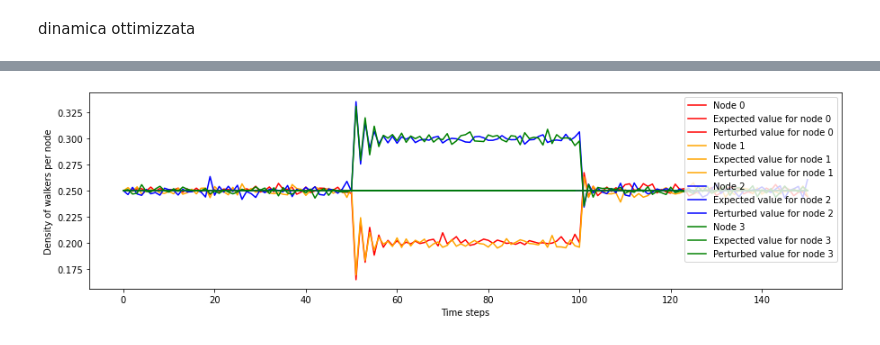
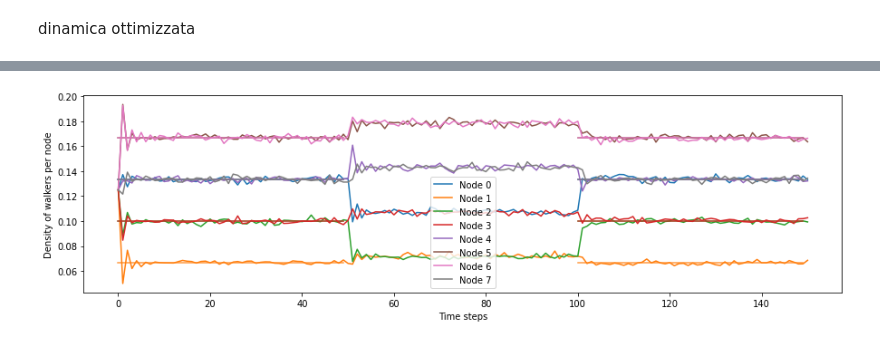
Before and after one commit to Ferri-00/Esame-Complessi, a Jupyter notebook: Metropolis_trials.ipynb, the cells around one changed output, grey strips where cells are left out. Drawn from its saved outputs; the diff is of its cells as text; code cells hidden in the pictures.

```diff
--- a/Metropolis_trials.ipynb
+++ b/Metropolis_trials.ipynb
@@ -22,8 +20,12 @@ import matplotlib.pyplot as plt
 # %% [markdown]
 creazione del grafo
 # %%
-N=4
-G = nx.complete_graph(N)
+N=8
+# G = nx.complete_graph(N)
+# G.remove_edges_from([(0, 5), (10, 15)])
+
+G = nx.erdos_renyi_graph(N, 0.8)
+
 nodes = sorted([int(n) for n in G.nodes])
 nx.draw(G, with_labels=True)
 # %% [output]
@@ -43,10 +45,7 @@ for a, b in adjacency :
         A[a][c] = 1
 print(A)
 
-k_0 = [0]*N
-
-for n in range(N):
-    k_0[n]+=sum(A[n])
+k_0 = [sum(A[n]) for n in range(N)]
 
 #matrice stocastica e calcolo autovettori e autovalori
 P = []
@@ -260,27 +277,33 @@ done in 0 minutes and 12.655667066574097 seconds
 # %%
+import matplotlib.colors as mcolors
+
 fig, ax = plt.subplots(nrows = 1, ncols = 1, figsize=(15, 4))
-node = [0,1,2,3]
-color = ['red', 'orange', 'blue', 'green']
+node = G.nodes
+# color = list(mcolors.CSS4_COLORS)
+color = list(mcolors.TABLEAU_COLORS)
 
 time_range = long_history[0]
 index = np.arange(0, len(time_range), 1)
-index2 = np.arange(time_steps, 2*time_steps, 1)
+index1 = np.arange(0, time_steps, 1)
+index2 = np.arange(2*time_steps, 3*time_steps, 1)
 
 col = 0
 for i in node:
-    ax.plot(index, [time_range[ind][i]/walker_per_node/N for ind in index], label = f"Node {i}", color = color[col])
-    ax.plot(index, [pSNorm[i]]*len(index), label = f"Expected value for node {i}", color = color[col])
-    ax.plot(index2, [pSNorm_r[i]]*len(index2), label = f"Perturbed value for node {i}", color = color[col])
-
-#     index2 = np.arange(2*time_steps, 3*time_steps, 5)
-#     ax.plot(index2, [time_range[ind][i]/walker_per_node/N for ind in index2], label = f"Node {i}", color = color[col])
-
+    ax.plot(index, [time_range[ind][i]/walker_per_node/N for ind in index],
+            label = f"Node {i}",
+            color = color[col])
+    ax.plot(index1, [pSNorm[i]]*len(index1),
+#             label = f"Initial value for node {i}",
+            color = color[col], alpha = 0.8)
+    ax.plot(index2, [pSNorm_r[i]]*len(index2),
+#             label = f"Ottimized value for node {i}",
+            color = color[col], alpha = 0.8)
     col += 1
 
 ax.set_xlabel("Time steps")
 ax.set_ylabel("Density of walkers per node")
 ax.legend()
 
 plt.show()
 # %% [output]
-[figure, old version]
+[figure, new version]
```
Also changed, not shown: parts of 12 cells of this notebook.
